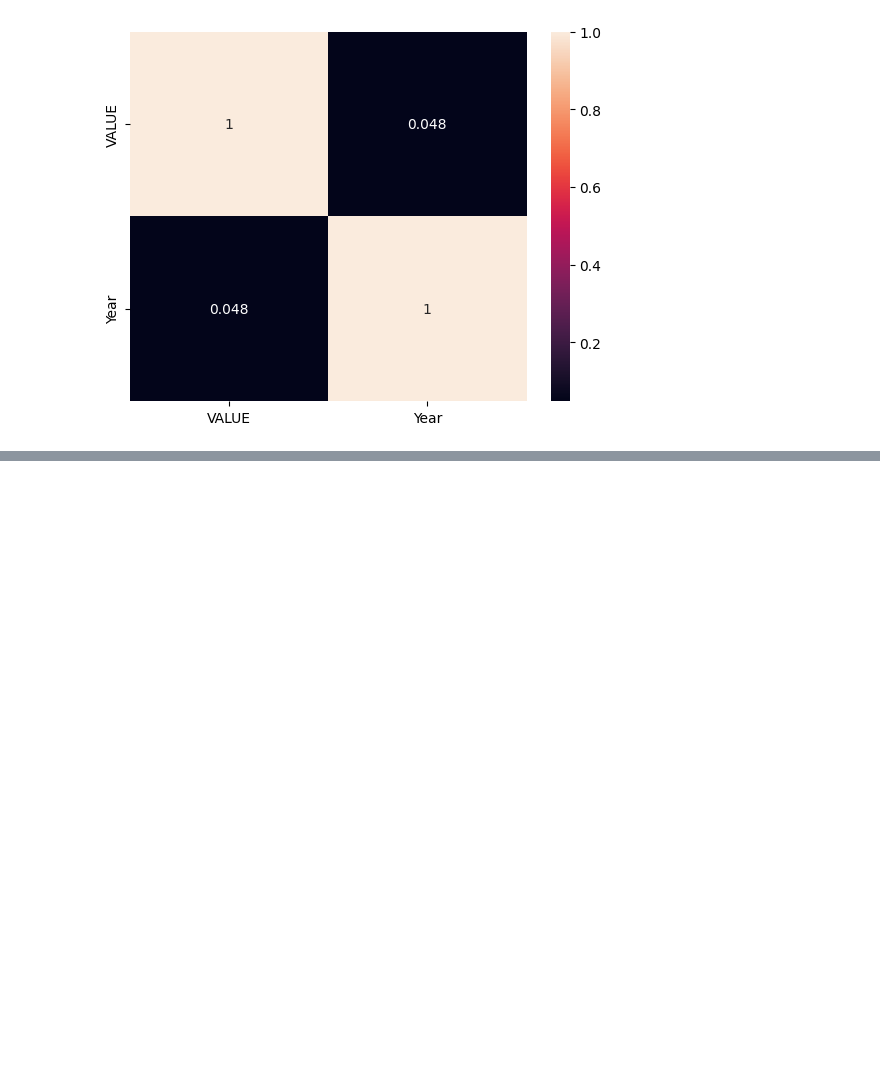
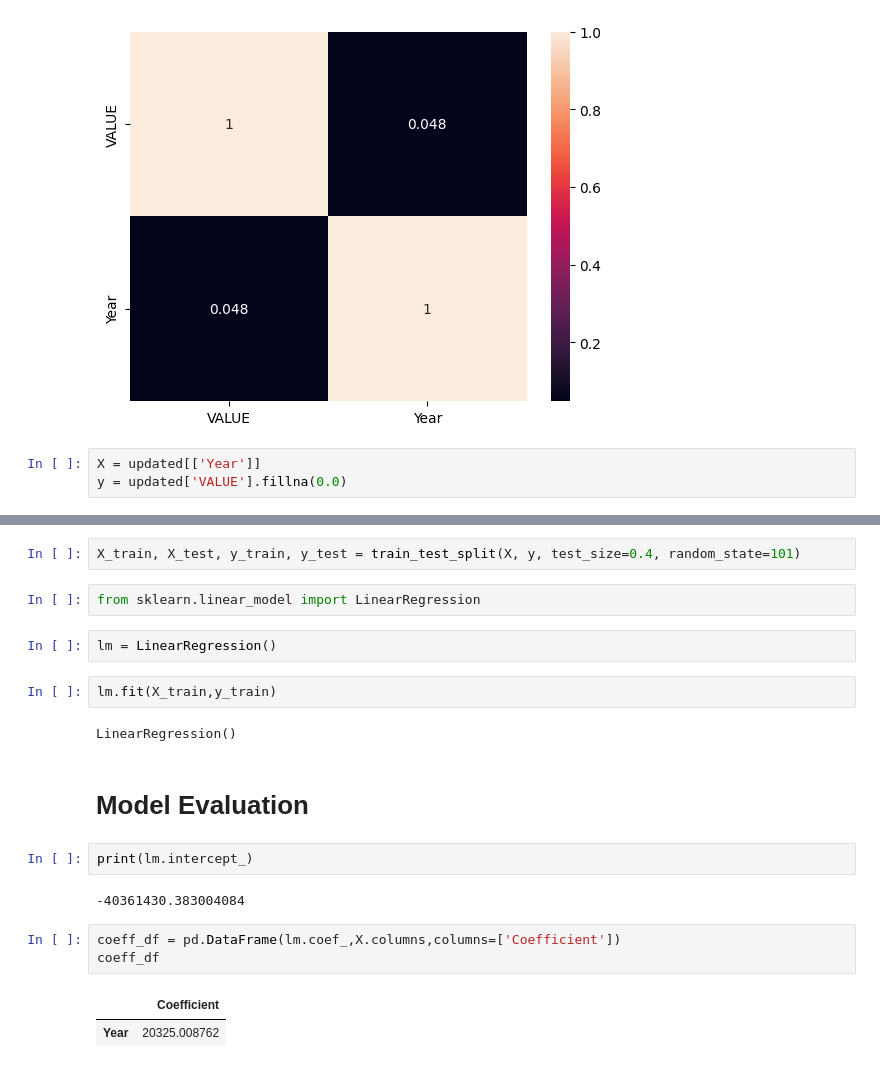
Before and after one commit to NathanKelly1/DataAnalysisProject, a Jupyter notebook: Has_COVID_changed_air_travel_in_a_substantual_way_.ipynb, the cells around one changed output, grey strips where cells are left out. Cells and saved outputs as stored; diff of their text form; blank space fills up the shorter version.

```diff
--- a/Has_COVID_changed_air_travel_in_a_substantual_way_.ipynb
+++ b/Has_COVID_changed_air_travel_in_a_substantual_way_.ipynb
@@ -519,3 +519,6 @@ sns.heatmap(updated.corr(), annot=True)
 # %% [output]
 <Axes: >
 [figure]
+# %%
+X = updated[['Year']]
+y = updated['VALUE'].fillna(0.0)
@@ -521,0 +542,22 @@ sns.heatmap(updated.corr(), annot=True)
+# %%
+X_train, X_test, y_train, y_test = train_test_split(X, y, test_size=0.4, random_state=101)
+# %%
+from sklearn.linear_model import LinearRegression
+# %%
+lm = LinearRegression()
+# %%
+lm.fit(X_train,y_train)
+# %% [output]
+LinearRegression()
+# %% [markdown]
+# **Model Evaluation**
+# %%
+print(lm.intercept_)
+# %% [output]
+-40361430.383004084
+# %%
+coeff_df = pd.DataFrame(lm.coef_,X.columns,columns=['Coefficient'])
+coeff_df
+# %% [output]
+|  | Coefficient |
+| Year | 20325.008762 |
```
Also changed, not shown: parts of 2 cells of this notebook.
